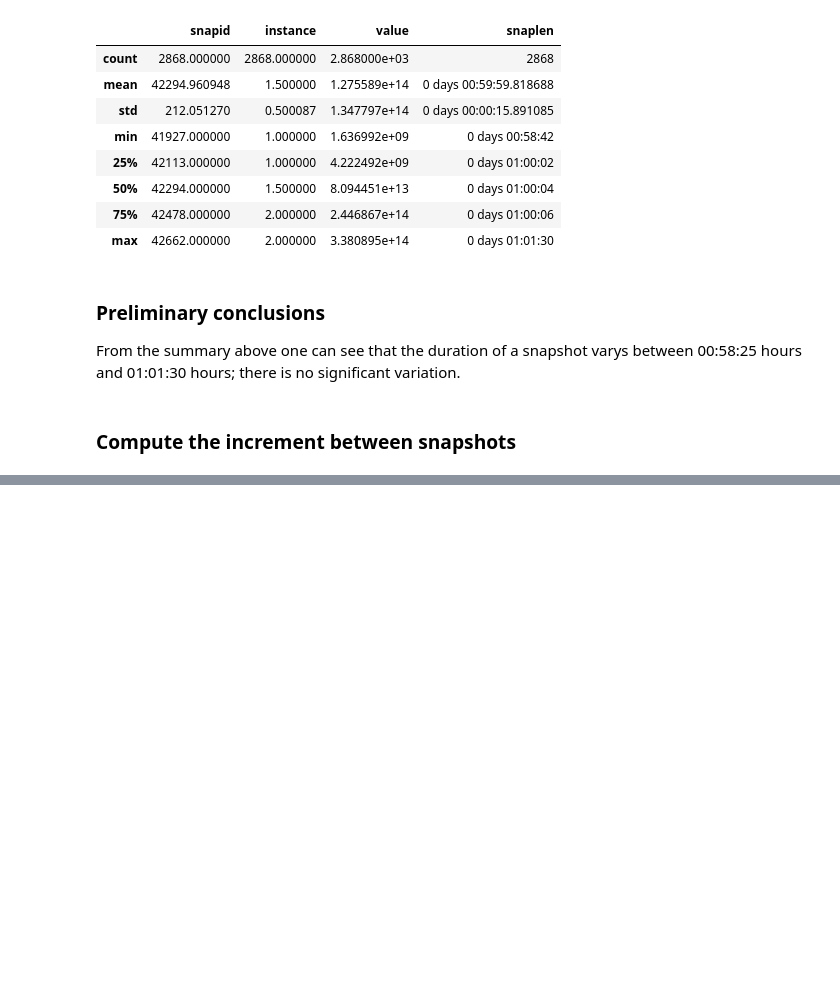
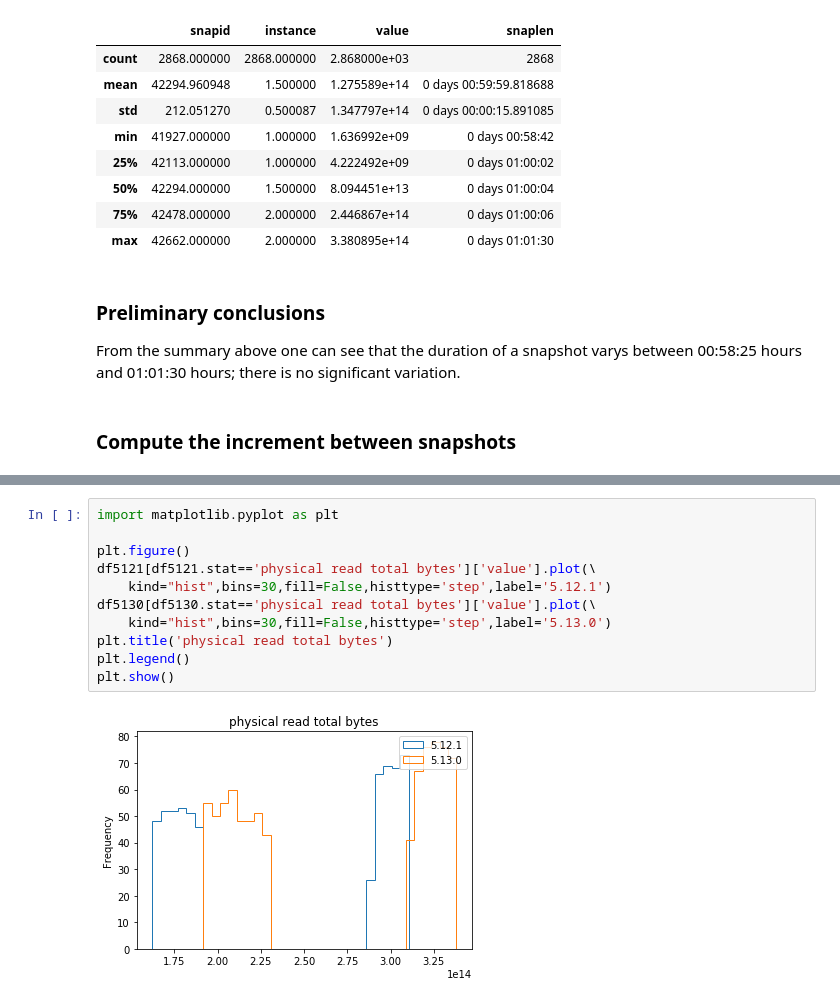
Before and after one commit to mbassi1364/CAS-Applied-Data-Science, a Jupyter notebook: Peer-Consulting-Project/analysis/notebooks/cus5130-userio.ipynb, the cells around one changed output, grey strips where cells are left out. Cells and saved outputs as stored; diff of their text form; blank space fills up the shorter version.

```diff
--- a/Peer-Consulting-Project/analysis/notebooks/cus5130-userio.ipynb
+++ b/Peer-Consulting-Project/analysis/notebooks/cus5130-userio.ipynb
@@ -148,0 +204,13 @@ df.head(10)
+# %%
+import matplotlib.pyplot as plt
+
+plt.figure()
+df5121[df5121.stat=='physical read total bytes']['value'].plot(\
+    kind="hist",bins=30,fill=False,histtype='step',label='5.12.1')
+df5130[df5130.stat=='physical read total bytes']['value'].plot(\
+    kind="hist",bins=30,fill=False,histtype='step',label='5.13.0')
+plt.title('physical read total bytes')
+plt.legend()
+plt.show()
+# %% [output]
+[figure, added]
```
Also changed, not shown: parts of 7 cells of this notebook.
